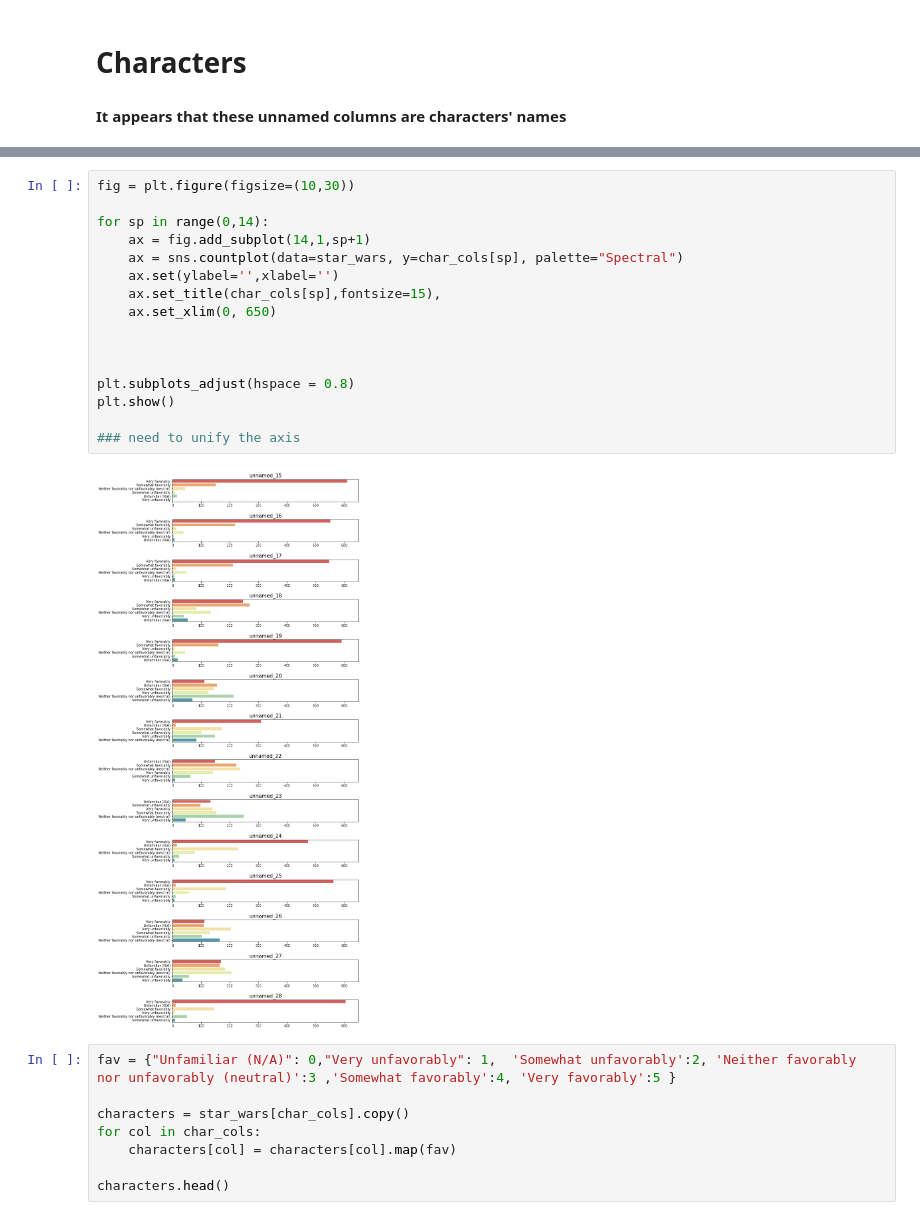
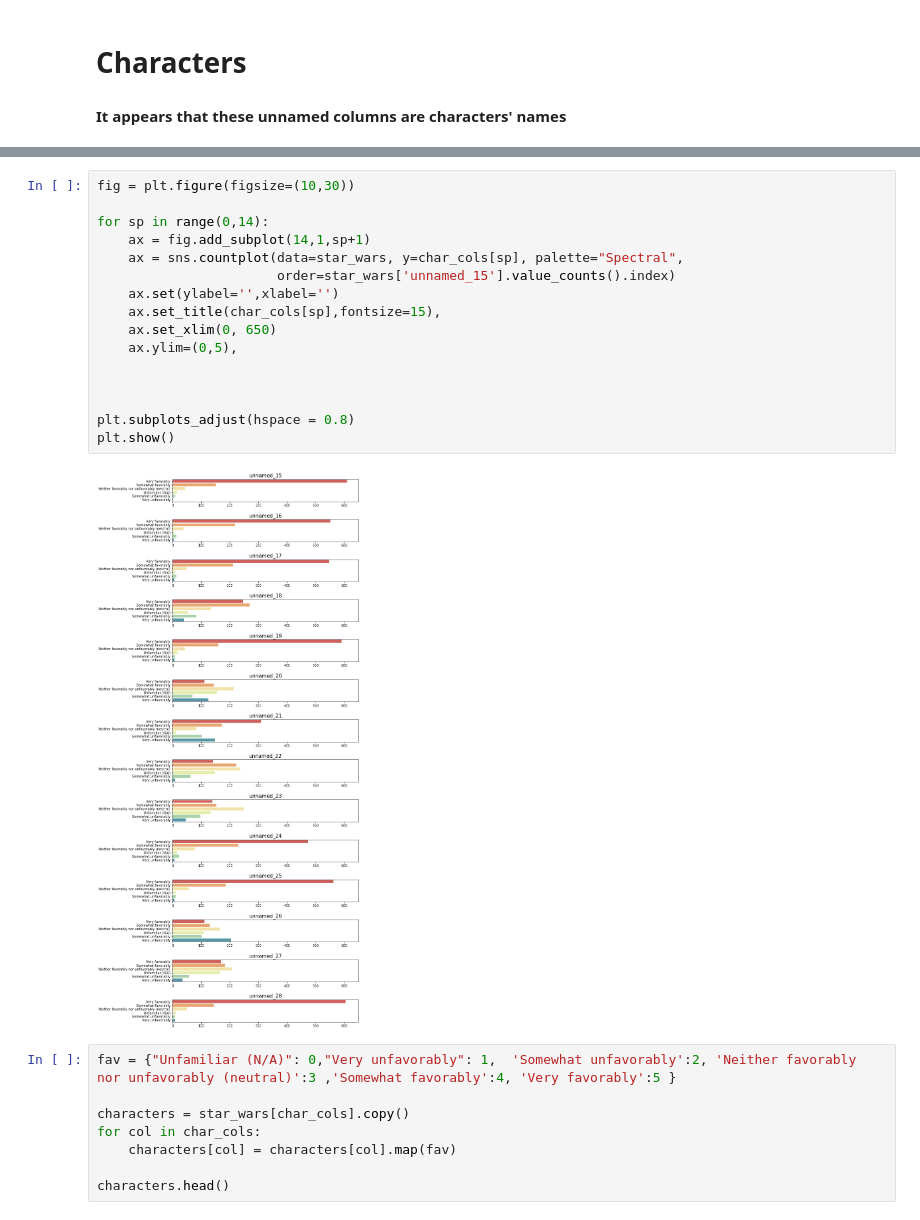
Before and after one commit to tainangao/Star-Wars-Survey, a Jupyter notebook: Star Wars Survey.ipynb, the cells around one changed output, grey strips where cells are left out. Cells and saved outputs as stored; diff of their text form.

Commit message:
Fixed character plot axes

```diff
--- a/Star Wars Survey.ipynb
+++ b/Star Wars Survey.ipynb
@@ -354,21 +354,21 @@ star_wars[char_cols].head()
 # %%
 fig = plt.figure(figsize=(10,30))
 
 for sp in range(0,14):
     ax = fig.add_subplot(14,1,sp+1)
-    ax = sns.countplot(data=star_wars, y=char_cols[sp], palette="Spectral")
+    ax = sns.countplot(data=star_wars, y=char_cols[sp], palette="Spectral",
+                       order=star_wars['unnamed_15'].value_counts().index)
     ax.set(ylabel='',xlabel='')
     ax.set_title(char_cols[sp],fontsize=15),
     ax.set_xlim(0, 650)
+    ax.ylim=(0,5),
 
 
 
 plt.subplots_adjust(hspace = 0.8)
 plt.show()
-
-### need to unify the axis
 # %% [output]
-[figure, old version]
+[figure, new version]
 # %%
 fav = {"Unfamiliar (N/A)": 0,"Very unfavorably": 1,  'Somewhat unfavorably':2, 'Neither favorably nor unfavorably (neutral)':3 ,'Somewhat favorably':4, 'Very favorably':5 }
 
```
